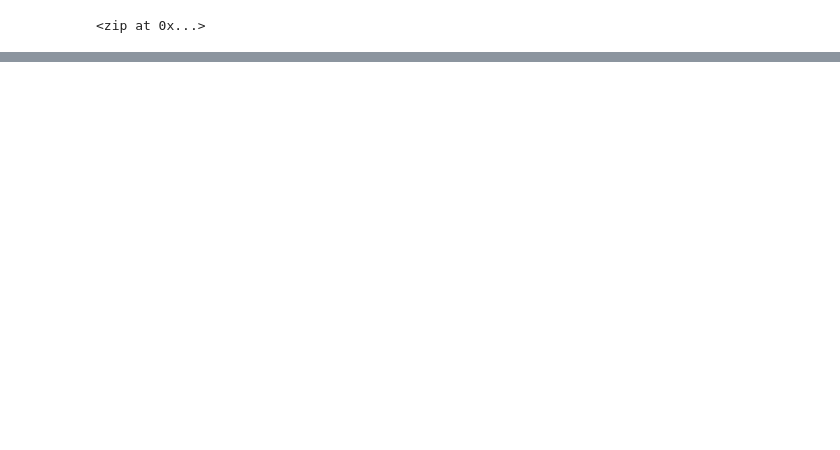
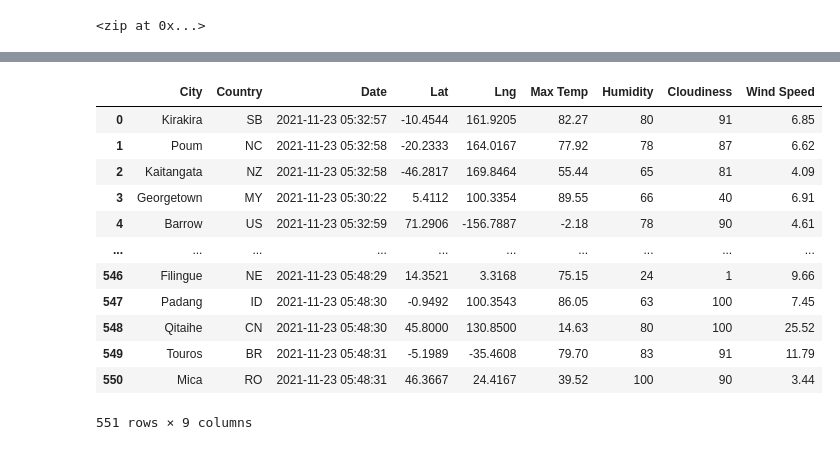
Before and after one commit to efrenbernal90/World_Weather_Analysis, a Jupyter notebook: WeatherPy.ipynb, the cells around one changed output, grey strips where cells are left out. Saved outputs shown, nothing was run; the diff lists cells and outputs as text; code cells hidden in the pictures; blank space fills up the shorter version.

```diff
--- a/WeatherPy.ipynb
+++ b/WeatherPy.ipynb
@@ -30,0 +35,9 @@ len(cities)
+# %%
+# Import the requests library.
+import requests
+
+# Import the API key.
+from config import weather_api_key
+
+# Starting URL for Weather Map API Call.
+url = "http://api.openweathermap.org/data/2.5/weather?units=Imperial&APPID=" + weather_api_key
@@ -30,0 +127,4 @@ len(cities)
+# %%
+# Convert the array of dictionaries to a Pandas DataFrame.
+city_data_df = pd.DataFrame(city_data)
+city_data_df.head(10)
@@ -30,0 +143,19 @@ len(cities)
+# %%
+new_order = ['City','Country','Date','Lat','Lng','Max Temp','Humidity','Cloudiness','Wind Speed']
+city_data_df = city_data_df[new_order]
+# %%
+city_data_df
+# %% [output]
+|  | City | Country | Date | Lat | Lng | Max Temp | Humidity | Cloudiness | Wind Speed |
+| 0 | Kirakira | SB | 2021-11-23 05:32:57 | -10.4544 | 161.9205 | 82.27 | 80 | 91 | 6.85 |
+| 1 | Poum | NC | 2021-11-23 05:32:58 | -20.2333 | 164.0167 | 77.92 | 78 | 87 | 6.62 |
+| 2 | Kaitangata | NZ | 2021-11-23 05:32:58 | -46.2817 | 169.8464 | 55.44 | 65 | 81 | 4.09 |
+| 3 | Georgetown | MY | 2021-11-23 05:30:22 | 5.4112 | 100.3354 | 89.55 | 66 | 40 | 6.91 |
+| 4 | Barrow | US | 2021-11-23 05:32:59 | 71.2906 | -156.7887 | -2.18 | 78 | 90 | 4.61 |
+| ... | ... | ... | ... | ... | ... | ... | ... | ... | ... |
+| 546 | Filingue | NE | 2021-11-23 05:48:29 | 14.3521 | 3.3168 | 75.15 | 24 | 1 | 9.66 |
+| 547 | Padang | ID | 2021-11-23 05:48:30 | -0.9492 | 100.3543 | 86.05 | 63 | 100 | 7.45 |
+| 548 | Qitaihe | CN | 2021-11-23 05:48:30 | 45.8000 | 130.8500 | 14.63 | 80 | 100 | 25.52 |
+| 549 | Touros | BR | 2021-11-23 05:48:31 | -5.1989 | -35.4608 | 79.70 | 83 | 91 | 11.79 |
+| 550 | Mica | RO | 2021-11-23 05:48:31 | 46.3667 | 24.4167 | 39.52 | 100 | 90 | 3.44 |
+551 rows × 9 columns
```
Also changed, not shown: parts of 6 cells of this notebook, 3 other files.
